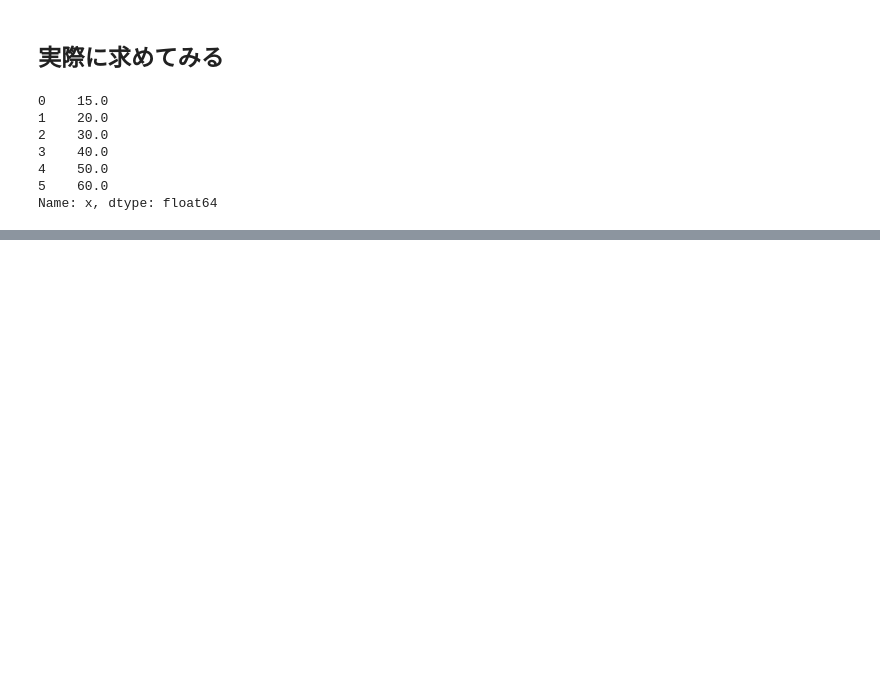
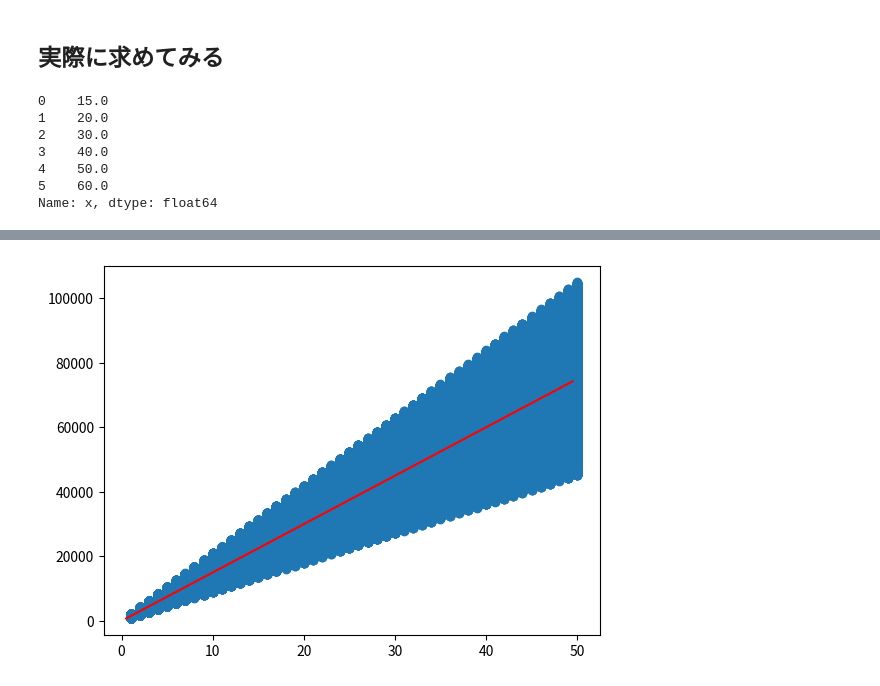
Before and after one commit to takarotoooooo/learning-for-ml, a Jupyter notebook: notebook/回帰分析/01-simple-regression-analysis.ipynb, the cells around one changed output, grey strips where cells are left out. Saved outputs shown, nothing was run; the diff lists cells and outputs as text; code cells hidden in the pictures; blank space fills up the shorter version.

```diff
--- a/notebook/回帰分析/01-simple-regression-analysis.ipynb
+++ b/notebook/回帰分析/01-simple-regression-analysis.ipynb
@@ -118,0 +168,17 @@ plt.show()
+# %%
+## 回帰直線の傾きを求める
+a = (centering_quantities * centering_extended_prices).sum() / (centering_quantities * centering_quantities).sum()
+# %%
+def predict(x):
+    return a * x + mean_lineitem_pd['EXTENDED_PRICE']
+# %%
+centering_x = np.array(range(int(centering_lineitem_pd['QUANTITY'].min()) - 1, int(centering_lineitem_pd['QUANTITY'].max()) + 1))
+x = centering_x + mean_lineitem_pd['QUANTITY']
+y = predict(centering_x)
+
+# 実データと回帰直線を可視化する
+plt.scatter(lineitem_pd['QUANTITY'], lineitem_pd['EXTENDED_PRICE'])
+plt.plot(x, y, color='red')
+plt.show()
+# %% [output]
+[figure, added]
```
Also changed, not shown: parts of 12 cells of this notebook.
